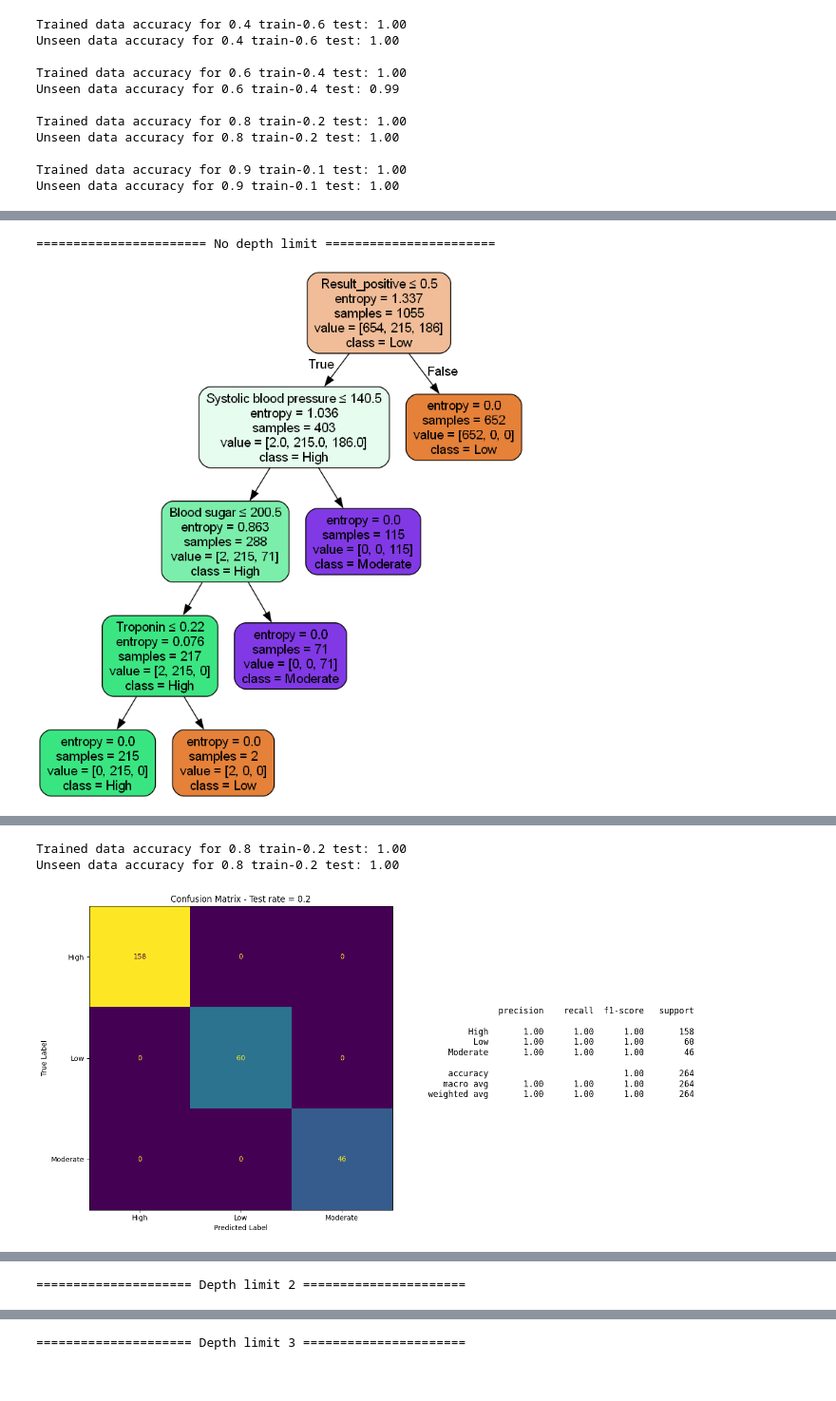
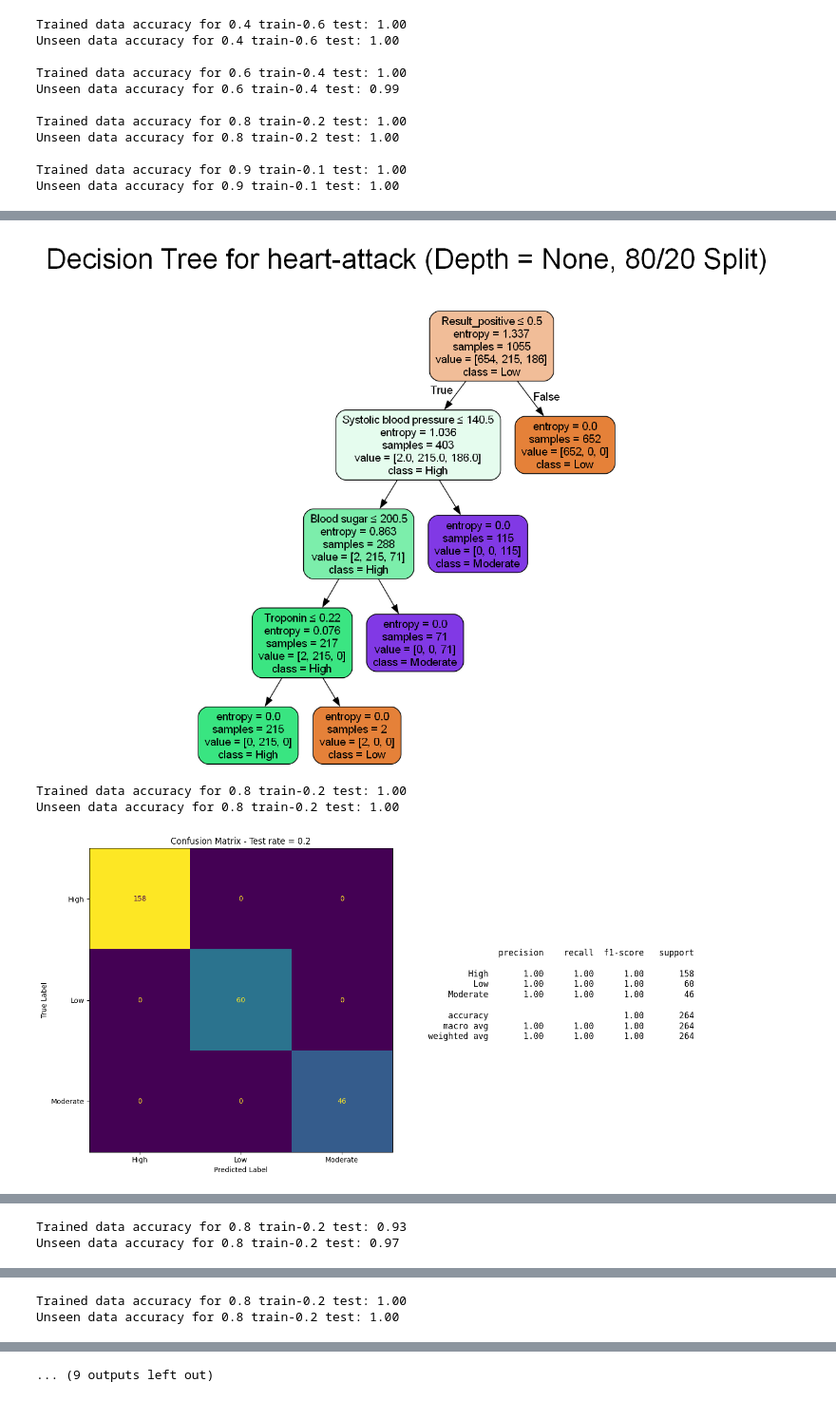
Before and after one commit to IamTpG/decision-tree, a Jupyter notebook: source/model/heart-attack-model.ipynb, the cells around one changed output, grey strips where cells are left out. Shown at 95% size. Drawn from its saved outputs; the diff is of its cells as text; code cells hidden in the pictures.

```diff
--- a/source/model/heart-attack-model.ipynb
+++ b/source/model/heart-attack-model.ipynb
@@ -253,43 +261,47 @@ plt.show()
 # %%
+depth_limits = [None, 2, 3, 4, 5, 6, 7]
+accuracy_list = []
 
-for max_depth in [None, 2, 3, 4, 5, 6, 7]:
+for max_depth in depth_limits:
     trained_model3 = DecisionTreeClassifier(max_depth=max_depth, random_state=random_state_choice_2, criterion="entropy")
     trained_model3.fit(xtrain3, ytrain3)
 
     output_file_name3 = output_folder + str(1 - all_test_ratio[2]) + "train-" + str(all_test_ratio[2]) + "test" + "_" + data_set_name
     posfix = ""
     if max_depth is None:
         posfix = "-No depth limit"
-        print("======================= No depth limit =======================")
     else:
-        posfix = "-" + "depth limit" + str(max_depth)
-        print(f"===================== Depth limit {max_depth} ======================")
+        posfix = "-" + "depth limit " + str(max_depth)
 
     output_file_name3 += posfix
-
-    display(save_and_show_tree(trained_model3, xtrain3.columns, class_names, output_file_name3))
+    title3 = f"Decision Tree for {data_set_name} (Depth = {max_depth}, {int((1 - all_test_ratio[2]) * 100)}/{int(all_test_ratio[2] * 100)} Split)"
+    display(save_and_show_tree(trained_model3, xtrain3.columns, class_names, output_file_name3, title3))
 
     # === Report and evaluation ===
     y_prediction_unseen3 = trained_model3.predict(xtest3)
     y_prediction_trained3 = trained_model3.predict(xtrain3)
 
     trained_data_accuracy3 = accuracy_score(ytrain3, y_prediction_trained3)
     unseen_data_accuracy3 = accuracy_score(ytest3, y_prediction_unseen3)
+
+    accuracy_list.append(round(unseen_data_accuracy3, 2))
 
     print(f"Trained data accuracy for {1 - all_test_ratio[2]} train-{all_test_ratio[2]} test: {trained_data_accuracy3:.2f}")
     print(f"Unseen data accuracy for {1 - all_test_ratio[2]} train-{all_test_ratio[2]} test: {unseen_data_accuracy3:.2f}")
     print()
 
     fig, axes = plt.subplots(1, 2, figsize=(16, 7))
     report3 = classification_report(ytest3, y_prediction_unseen3)
     disp3 = ConfusionMatrixDisplay.from_estimator(trained_model3, xtest3, ytest3, ax=axes[0], colorbar=False)
     axes[0].set_title('Confusion Matrix - Test rate = 0.2')
     axes[0].set_xlabel('Predicted Label')
     axes[0].set_ylabel('True Label')
     axes[1].axis('off')
     axes[1].text(0, 0.5, report3, fontsize=12, verticalalignment='center', fontfamily='monospace')
     plt.tight_layout()
     plt.show()
 # %% [output]
+[figure, new version]
-======================= No depth limit =======================
+Trained data accuracy for 0.8 train-0.2 test: 1.00
+Unseen data accuracy for 0.8 train-0.2 test: 1.00
-[figure, old version]
+[figure]
@@ -296,3 +309,2 @@ for max_depth in [None, 2, 3, 4, 5, 6, 7]:
-Trained data accuracy for 0.8 train-0.2 test: 1.00
-Unseen data accuracy for 0.8 train-0.2 test: 1.00
+Trained data accuracy for 0.8 train-0.2 test: 0.93
+Unseen data accuracy for 0.8 train-0.2 test: 0.97
-[figure]
@@ -299 +313,2 @@ Unseen data accuracy for 0.8 train-0.2 test: 1.00
-===================== Depth limit 2 ======================
+Trained data accuracy for 0.8 train-0.2 test: 1.00
+Unseen data accuracy for 0.8 train-0.2 test: 1.00
@@ -304 +320 @@ Unseen data accuracy for 0.8 train-0.2 test: 0.97
-===================== Depth limit 3 ======================
+... (9 outputs left out)
```
Also changed, not shown: parts of 4 cells of this notebook, 52 other files.
